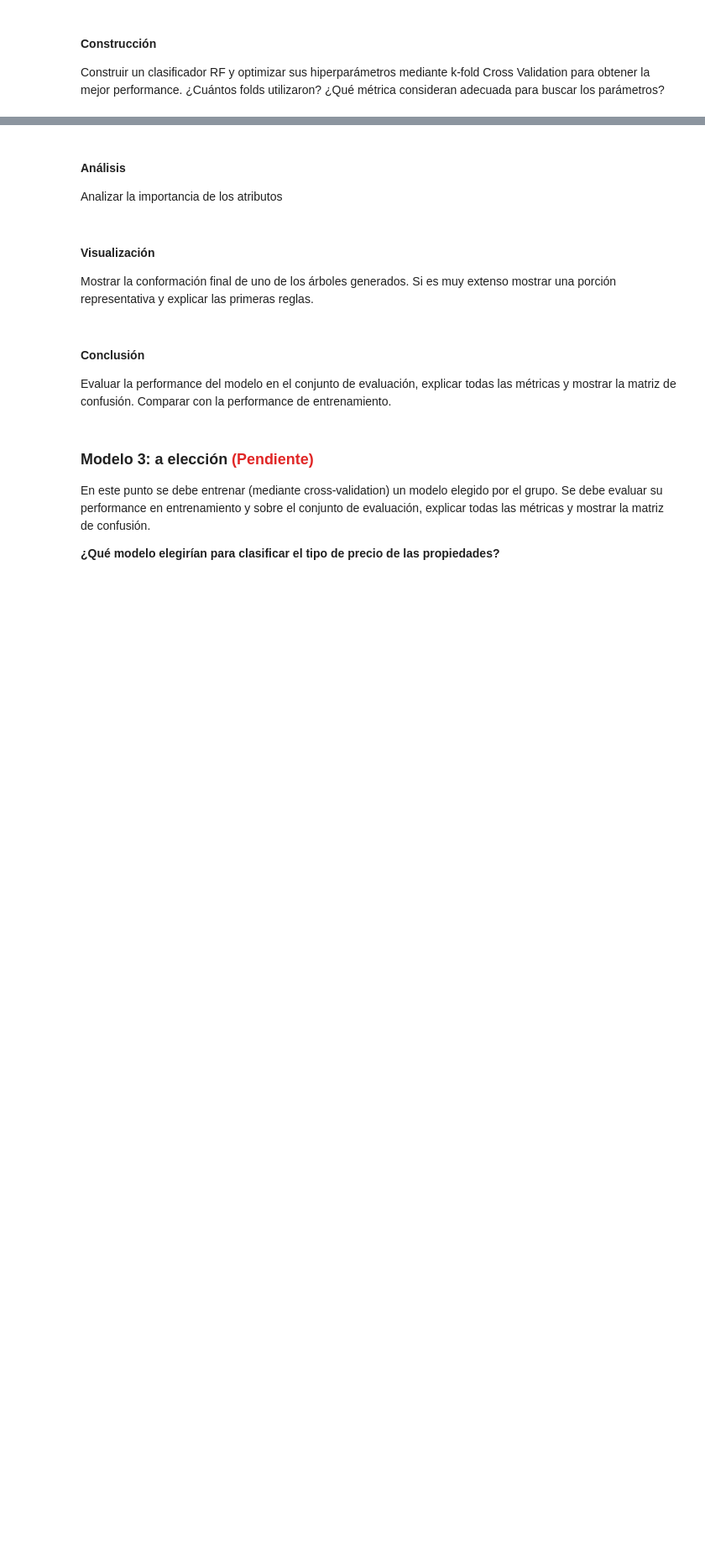
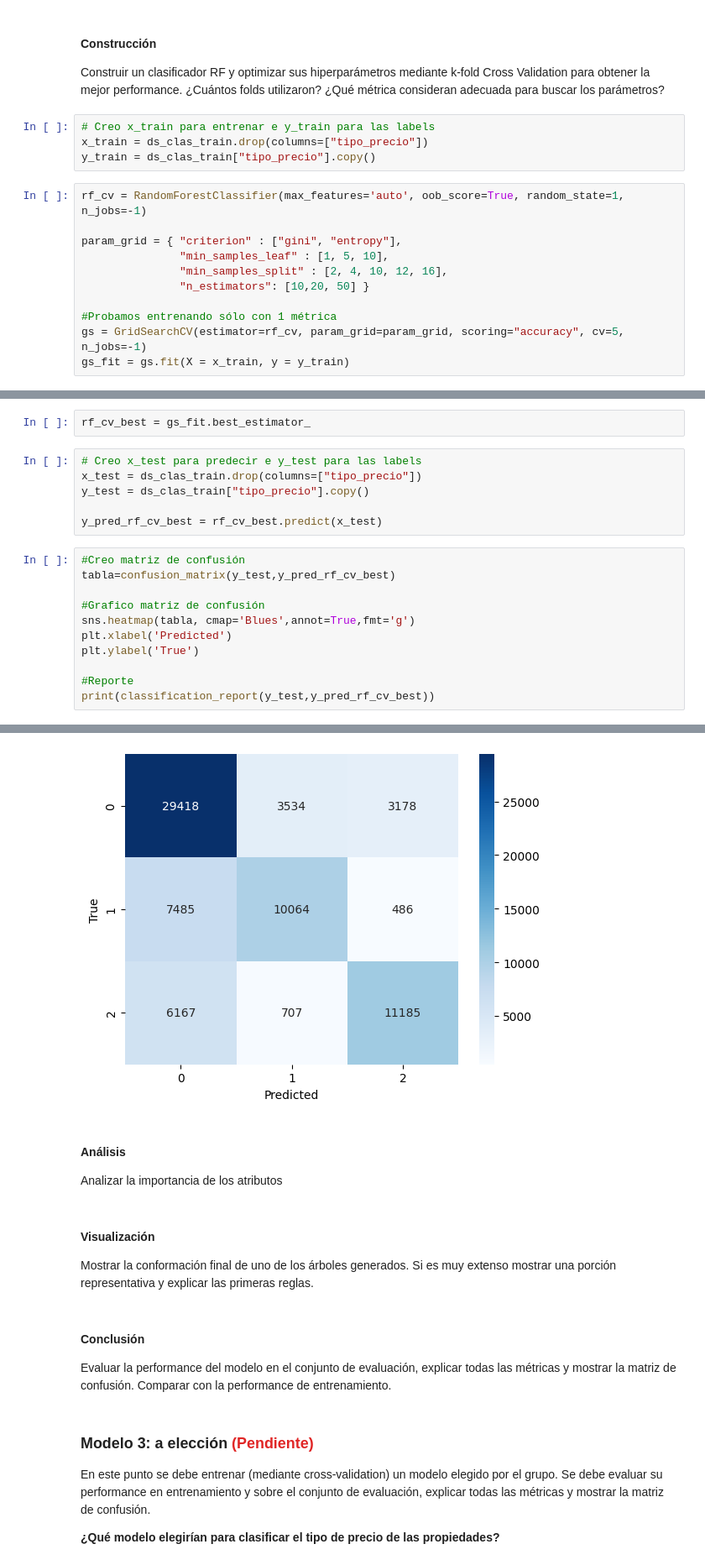
Before and after one commit to kikiymini/7506R-1C2024-GRUPO02, a Jupyter notebook: 7506R_TP1_GRUPO02_ENTREGA_N3.ipynb, the cells around one changed output, grey strips where cells are left out. Shown at 84% size. Drawn from its saved outputs; the diff is of its cells as text; blank space fills up the shorter version.

```diff
--- a/7506R_TP1_GRUPO02_ENTREGA_N3.ipynb
+++ b/7506R_TP1_GRUPO02_ENTREGA_N3.ipynb
@@ -406,3 +619,18 @@ entrenamiento.
 Construir un clasificador RF y optimizar sus hiperparámetros mediante k-fold Cross
 Validation para obtener la mejor performance. ¿Cuántos folds utilizaron? ¿Qué
 métrica consideran adecuada para buscar los parámetros?
+# %%
+# Creo x_train para entrenar e y_train para las labels
+x_train = ds_clas_train.drop(columns=["tipo_precio"])
+y_train = ds_clas_train["tipo_precio"].copy()
+# %%
+rf_cv = RandomForestClassifier(max_features='auto', oob_score=True, random_state=1, n_jobs=-1)
+
+param_grid = { "criterion" : ["gini", "entropy"],
+               "min_samples_leaf" : [1, 5, 10],
+               "min_samples_split" : [2, 4, 10, 12, 16],
+               "n_estimators": [10,20, 50] }
+
+#Probamos entrenando sólo con 1 métrica
+gs = GridSearchCV(estimator=rf_cv, param_grid=param_grid, scoring="accuracy", cv=5, n_jobs=-1)
+gs_fit = gs.fit(X = x_train, y = y_train)
@@ -408,0 +648,20 @@ métrica consideran adecuada para buscar los parámetros?
+# %%
+rf_cv_best = gs_fit.best_estimator_
+# %%
+# Creo x_test para predecir e y_test para las labels
+x_test = ds_clas_train.drop(columns=["tipo_precio"])
+y_test = ds_clas_train["tipo_precio"].copy()
+
+y_pred_rf_cv_best = rf_cv_best.predict(x_test)
+# %%
+#Creo matriz de confusión
+tabla=confusion_matrix(y_test,y_pred_rf_cv_best)
+
+#Grafico matriz de confusión
+sns.heatmap(tabla, cmap='Blues',annot=True,fmt='g')
+plt.xlabel('Predicted')
+plt.ylabel('True')
+
+#Reporte
+print(classification_report(y_test,y_pred_rf_cv_best))
+# %% [output]
@@ -409,3 +677,4 @@ métrica consideran adecuada para buscar los parámetros?
+[figure, added]
 # %% [markdown]
 #### Análisis
 Analizar la importancia de los atributos
```
Also changed, not shown: parts of 42 cells of this notebook.
